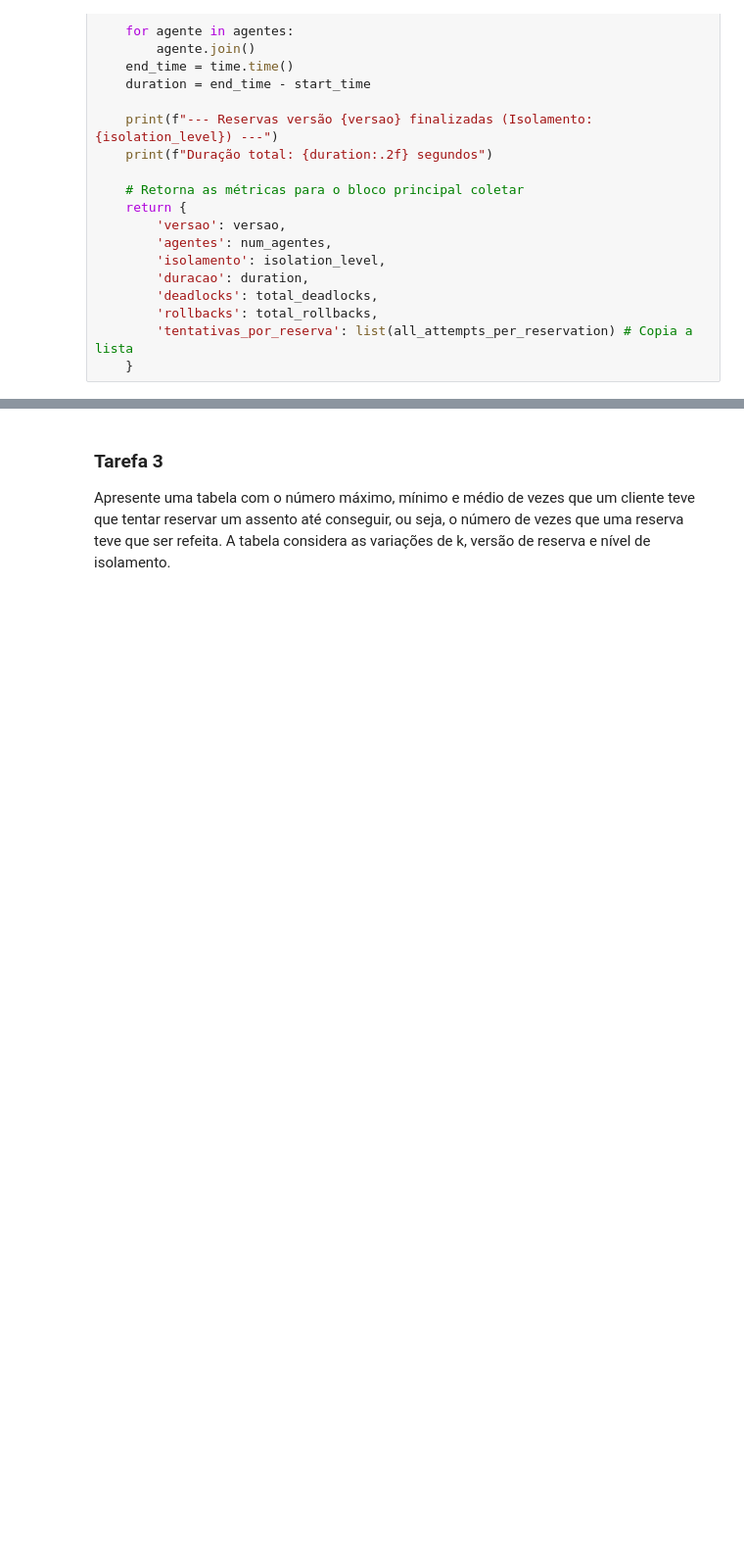
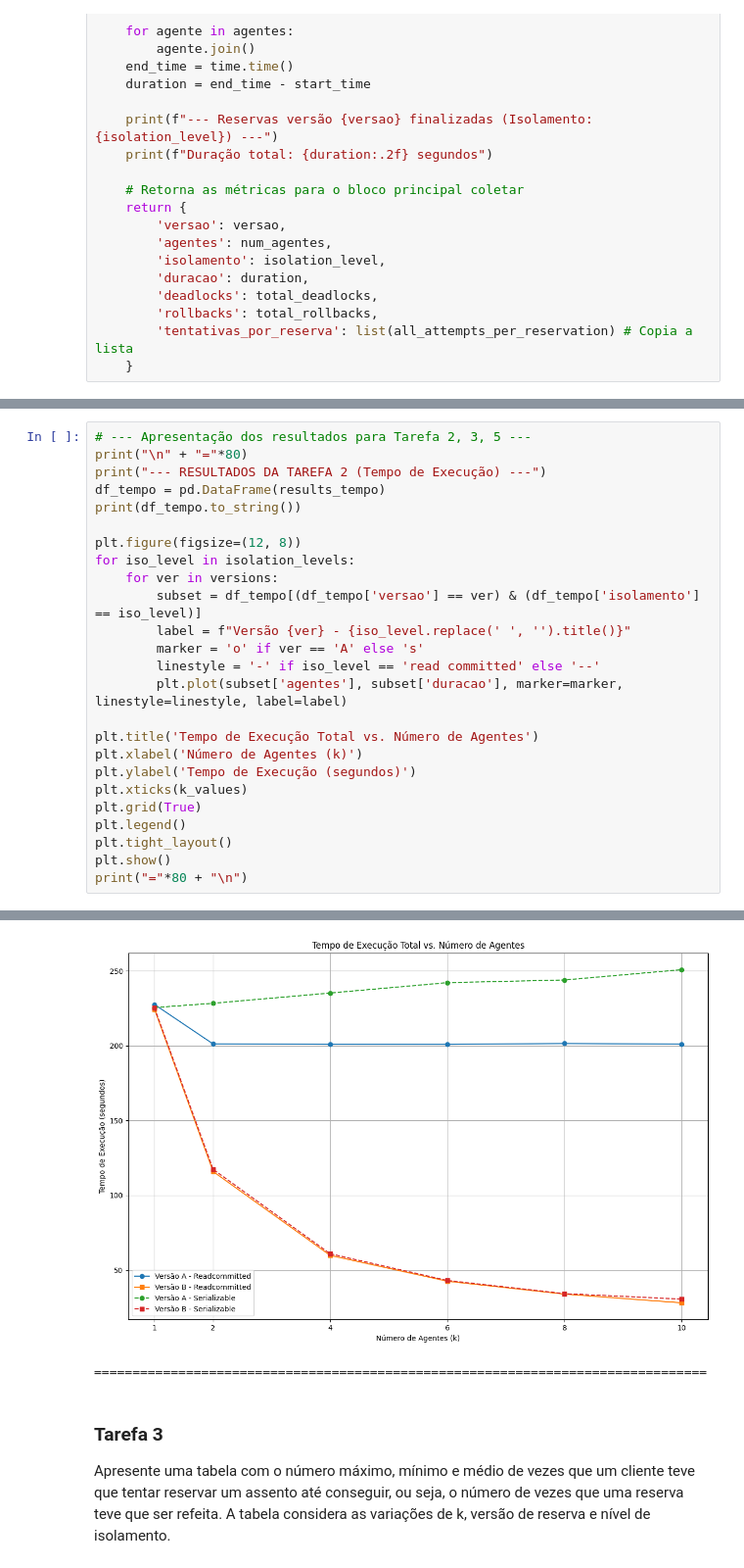
Before and after one commit to andregirao05/oficina4, a Jupyter notebook: Oficina_4.ipynb, the cells around one changed output, grey strips where cells are left out. Shown at 98% size. Drawn from its saved outputs; the diff is of its cells as text; blank space fills up the shorter version.

```diff
--- a/Oficina_4.ipynb
+++ b/Oficina_4.ipynb
@@ -524,0 +553,26 @@ print(df_tempo.to_string())
+# %%
+# --- Apresentação dos resultados para Tarefa 2, 3, 5 ---
+print("\n" + "="*80)
+print("--- RESULTADOS DA TAREFA 2 (Tempo de Execução) ---")
+df_tempo = pd.DataFrame(results_tempo)
+print(df_tempo.to_string())
+
+plt.figure(figsize=(12, 8))
+for iso_level in isolation_levels:
+    for ver in versions:
+        subset = df_tempo[(df_tempo['versao'] == ver) & (df_tempo['isolamento'] == iso_level)]
+        label = f"Versão {ver} - {iso_level.replace(' ', '').title()}"
+        marker = 'o' if ver == 'A' else 's'
+        linestyle = '-' if iso_level == 'read committed' else '--'
+        plt.plot(subset['agentes'], subset['duracao'], marker=marker, linestyle=linestyle, label=label)
+
+plt.title('Tempo de Execução Total vs. Número de Agentes')
+plt.xlabel('Número de Agentes (k)')
+plt.ylabel('Tempo de Execução (segundos)')
+plt.xticks(k_values)
+plt.grid(True)
+plt.legend()
+plt.tight_layout()
+plt.show()
+print("="*80 + "\n")
+# %% [output]
@@ -525,3 +596,5 @@ print(df_tempo.to_string())
+[figure, added]
+================================================================================
 # %% [markdown]
 ### Tarefa 3
 
```
Also changed, not shown: parts of 11 cells of this notebook.
